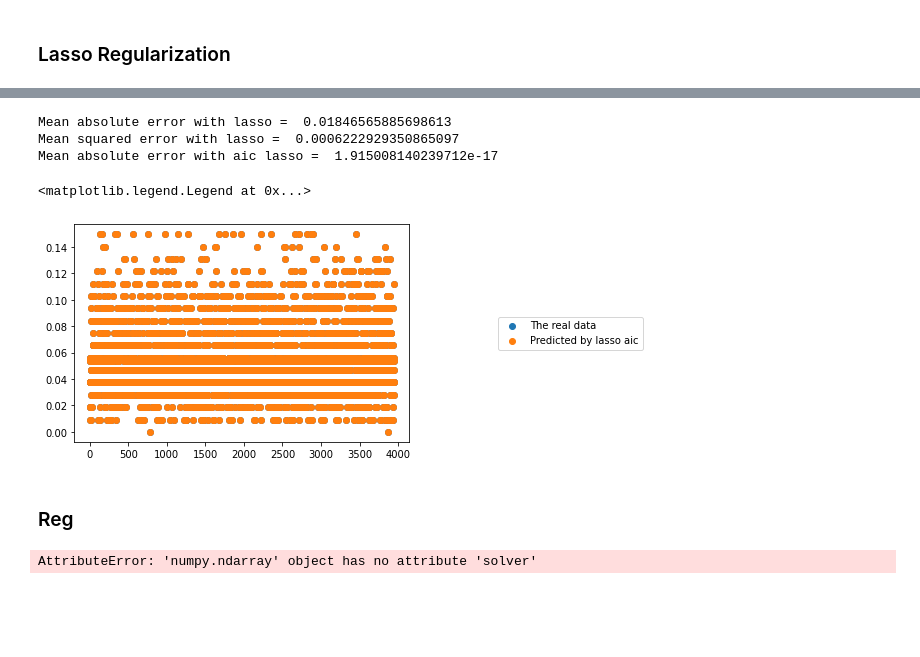
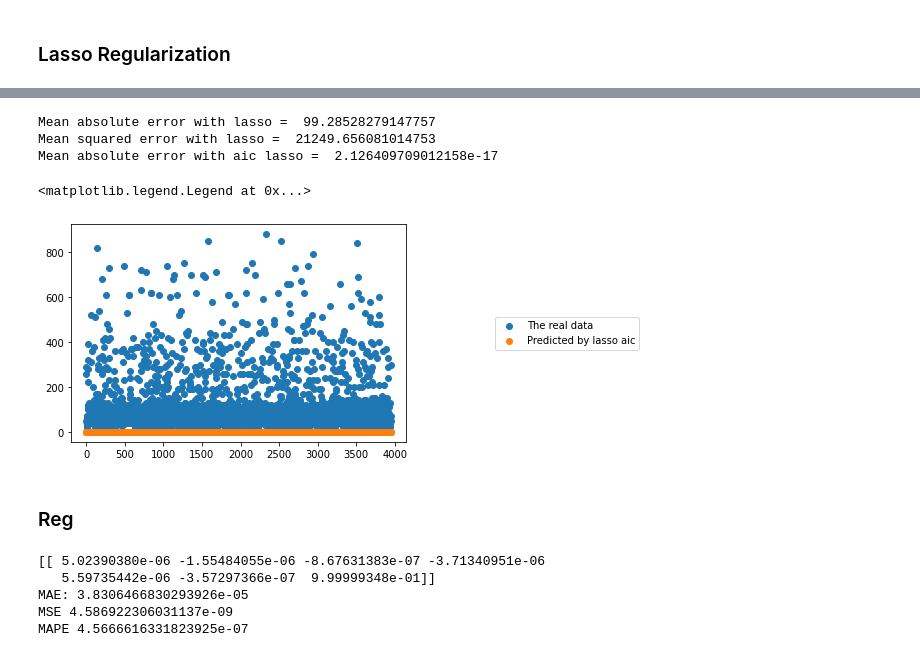
Before and after one commit to Nemat-Allah-Aloush/Multivariate_Data_Analysis, a Jupyter notebook: lab_02.ipynb, the cells around one changed output, grey strips where cells are left out. Cells and saved outputs as stored; diff of their text form; code cells hidden in the pictures; blank space fills up the shorter version.

```diff
--- a/lab_02.ipynb
+++ b/lab_02.ipynb
@@ -260,4 +382,4 @@ def mean_absolute_percentage_error(y_true, y_pred):
 # %%
-model = RandomForestRegressor(n_estimators=20, criterion='mae')
-model.fit(x_train, y_train)
-pred = model.predict(x_test)
+model = RandomForestRegressor(n_estimators=5, criterion='absolute_error')
+model.fit(x_trainOrg, y_trainOrg)
+y_pred_forest = model.predict(x_testOrg)
@@ -275,11 +397,11 @@ MAPE 7.656304200457186e-17
 # %%
 #graph of real and predicted values
 x = []
-for i in range(len(y_test)):
+for i in range(len(y_testOrg)):
     x.append(i)
-plt.scatter(x, y_test, label = u'The real data')
+plt.scatter(x, y_testOrg, label = u'The real data')
 #plt.scatter(x, y_pred_linear, label = u'Predicted by the linear model')
-plt.scatter(x,pred, label = u'Predicted by forest model')
+plt.scatter(x,y_pred_forest, label = u'Predicted by forest model')
 plt.legend(loc="center right",borderaxespad=0.1, bbox_to_anchor=(1.7, 0.5))
 # %% [output]
 <matplotlib.legend.Legend at 0x...>
@@ -288,14 +410,14 @@ plt.legend(loc="center right",borderaxespad=0.1, bbox_to_anchor=(1.7, 0.5))
 ### Linear Regression
 # %%
 lr = LinearRegression()
-lr.fit(x_train, y_train)
+lr.fit(x_trainOrg, y_trainOrg)
 # predict
-y_pred_linear = lr.predict(x_test)
+y_pred_linear = lr.predict(x_testOrg)
 params = np.append(lr.intercept_, lr.coef_)
 print(f'Params: {params}')
-mae = mean_absolute_error(y_test, y_pred_linear)
-mse = mean_squared_error(y_test, y_pred_linear)
-mape = mean_absolute_percentage_error(y_test, y_pred_linear)
+mae = mean_absolute_error(y_testOrg, y_pred_linear)
+mse = mean_squared_error(y_testOrg, y_pred_linear)
+mape = mean_absolute_percentage_error(y_testOrg, y_pred_linear)
 print('MAE:', mae)
 print('MSE',mse)
 print('MAPE',mape)
@@ -308,11 +430,10 @@ MAPE 0.0001647701004983369
 # %%
 #graph of real and predicted values
 x = []
-for i in range(len(y_test)):
+for i in range(len(y_testOrg)):
     x.append(i)
-plt.scatter(x, y_test, label = u'The real data')
+plt.scatter(x, y_testOrg, label = u'The real data')
 plt.scatter(x, y_pred_linear, label = u'Predicted by the linear model')
-#plt.scatter(x,pred, label = u'Predicted by forest model')
 plt.legend(loc="center right",borderaxespad=0.1, bbox_to_anchor=(1.7, 0.5))
 # %% [output]
 <matplotlib.legend.Legend at 0x...>
@@ -334,41 +470,43 @@ alpha_aic_
 # %%
 y_pred_lasso = clf.predict(x_test)
 y_pred_lasso_aic = model_aic.predict(x_test)
-mae_lasso = mean_absolute_error(y_test, y_pred_lasso)
-mse_lasso = mean_squared_error(y_test, y_pred_lasso)
+mae_lasso = mean_absolute_error(y_testOrg, y_pred_lasso)
+mse_lasso = mean_squared_error(y_testOrg, y_pred_lasso)
 mae_lasso_aic = mean_absolute_error(y_test, y_pred_lasso_aic)
 print('Mean absolute error with lasso = ', mae_lasso)
 print('Mean squared error with lasso = ', mse_lasso)
 print('Mean absolute error with aic lasso = ', mae_lasso_aic)
 # %% [output]
-Mean absolute error with lasso =  0.01846565885698613
-Mean squared error with lasso =  0.0006222929350865097
-Mean absolute error with aic lasso =  1.915008140239712e-17
+Mean absolute error with lasso =  99.28528279147757
+Mean squared error with lasso =  21249.656081014753
+Mean absolute error with aic lasso =  2.126409709012158e-17
 # %%
 #graph of real and predicted values
 x = []
-for i in range(len(y_test)):
+for i in range(len(y_testOrg)):
     x.append(i)
-plt.scatter(x, y_test, label = u'The real data')
+plt.scatter(x, y_testOrg, label = u'The real data')
 plt.scatter(x, y_pred_lasso_aic, label = u'Predicted by lasso aic')
 #plt.scatter(x,pred, label = u'Predicted by forest model')
 plt.legend(loc="center right",borderaxespad=0.1, bbox_to_anchor=(1.7, 0.5))
 # %% [output]
 <matplotlib.legend.Legend at 0x...>
-[figure, old version]
+[figure, new version]
 # %% [markdown]
 ### Reg
 # %%
-alphas = np.linspace(0,0.02,51)
-model_reg=Ridge.fit(alphas,x_trainOrg, y_trainOrg)
-model_reg.coef_
+ridge2 = Ridge(alpha=100)
+ridge2.fit(x_trainOrg, y_trainOrg)
+
+
+print(ridge2.coef_)
 
 #lr = LinearRegression()
 #lr.fit(x_train, y_train)
 # predict
-y_pred_ridge = model_reg.predict(x_testOrg)
-params = np.append(lr.intercept_, lr.coef_)
-print(f'Params: {params}')
+y_pred_ridge = ridge2.predict(x_testOrg)
+#params = np.append(lr.intercept_, lr.coef_)
+#print(f'Params: {params}')
 mae = mean_absolute_error(y_testOrg, y_pred_ridge)
 mse = mean_squared_error(y_testOrg, y_pred_ridge)
 mape = mean_absolute_percentage_error(y_testOrg, y_pred_ridge)
@@ -376,4 +514,8 @@ print('MAE:', mae)
 print('MSE',mse)
 print('MAPE',mape)
 # %% [output]
-AttributeError: 'numpy.ndarray' object has no attribute 'solver'
+[[ 5.02390380e-06 -1.55484055e-06 -8.67631383e-07 -3.71340951e-06
+   5.59735442e-06 -3.57297366e-07  9.99999348e-01]]
+MAE: 3.8306466830293926e-05
+MSE 4.586922306031137e-09
+MAPE 4.5666616331823925e-07
```
Also changed, not shown: parts of 36 cells of this notebook.
